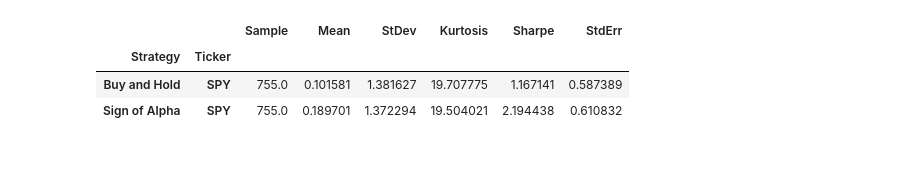
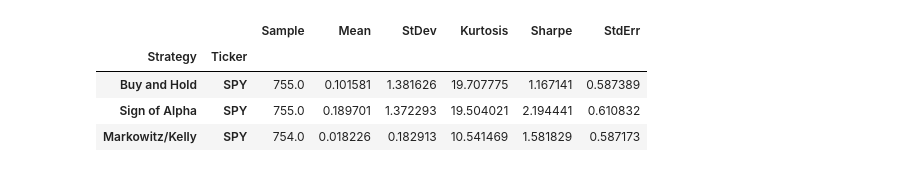
Before and after one commit to Farmhouse121/Wilmott-Articles, a Jupyter notebook: Money_Left_on_the_Table.ipynb, the cells around one changed output. Cells and saved outputs as stored; diff of their text form; code cells hidden in the pictures.

```diff
--- a/Money_Left_on_the_Table.ipynb
+++ b/Money_Left_on_the_Table.ipynb
@@ -63,7 +63,8 @@ print("IC = %g." % np.sqrt(ged_model.rsquared))
 
 # save alpha
 data["Alpha"]=ged_model.params[0]+ged_model.params[1]*data["LagReturn"]
-data
+data["Volatility"]=ged_model.conditional_volatility
+data["ScaledAlpha"]=data["Alpha"]/data["Volatility"]
 # %% [output]
 Fitting AR(1)xAGARCH(1,1) model with GED innovations to Returns in sample...
 
@@ -103,35 +90,48 @@ stats=pd.DataFrame({'Strategy':[],'Ticker':[],'Sample':[],'Mean':[],'StDev':[],'
 strategy='Buy and Hold'
 data["Holding"]=one
 data["Profit"]=data["Holding"]*data["Return"]
 stats=stats.append(pd.DataFrame({
         "Strategy":[strategy],
         "Ticker":[ticker],
         "Sample":[data["Profit"].count()],
         "Mean":[data["Profit"].mean()],
         "StDev":[data["Profit"].std()],
         "Kurtosis":[data["Profit"].kurt()+three],
         }).set_index(["Strategy","Ticker"]))
 
 strategy='Sign of Alpha'
 data["Holding"]=np.sign(data["Alpha"])
 data["Profit"]=data["Holding"]*data["Return"]
 stats=stats.append(pd.DataFrame({
         "Strategy":[strategy],
         "Ticker":[ticker],
         "Sample":[data["Profit"].count()],
         "Mean":[data["Profit"].mean()],
         "StDev":[data["Profit"].std()],
         "Kurtosis":[data["Profit"].kurt()+three],
         }).set_index(["Strategy","Ticker"]))
 
+strategy='Markowitz/Kelly'
+data["Holding"]=(data["Alpha"]/data["Volatility"]**two)
+data["Profit"]=data["Holding"]*data["Return"]
+stats=stats.append(pd.DataFrame({
+        "Strategy":[strategy],
+        "Ticker":[ticker],
+        "Sample":[data["Profit"].count()],
+        "Mean":[data["Profit"].mean()],
+        "StDev":[data["Profit"].std()],
+        "Kurtosis":[data["Profit"].kurt()+three],
+        }).set_index(["Strategy","Ticker"]))
+
 stats["Sharpe"]=stats["Mean"]/stats["StDev"]*np.sqrt(annualize) # yeah, no risk free rate but its basically been zero for this entire period, 252 trading days per year in US
 stats["StdErr"]=np.sqrt(annualize/stats["Sample"]*(one+(stats["Kurtosis"]-one)/(four*annualize)*stats["Sharpe"]**2)) # standard error of Sharpe Ratio with kurtosis
 stats
 # %% [output]
 |  |  | Sample | Mean | StDev | Kurtosis | Sharpe | StdErr |
 | Strategy | Ticker |  |  |  |  |  |  |
-| Buy and Hold | SPY | 755.0 | 0.101581 | 1.381627 | 19.707775 | 1.167141 | 0.587389 |
-| Sign of Alpha | SPY | 755.0 | 0.189701 | 1.372294 | 19.504021 | 2.194438 | 0.610832 |
+| Buy and Hold | SPY | 755.0 | 0.101581 | 1.381626 | 19.707775 | 1.167141 | 0.587389 |
+| Sign of Alpha | SPY | 755.0 | 0.189701 | 1.372293 | 19.504021 | 2.194441 | 0.610832 |
+| Markowitz/Kelly | SPY | 754.0 | 0.018226 | 0.182913 | 10.541469 | 1.581829 | 0.587173 |
 # %%
 strategy="Max Gross Profit"
 print("%s Optimizer for %s...\n" % (strategy,ticker))
```
Also changed, not shown: parts of 5 cells of this notebook.
